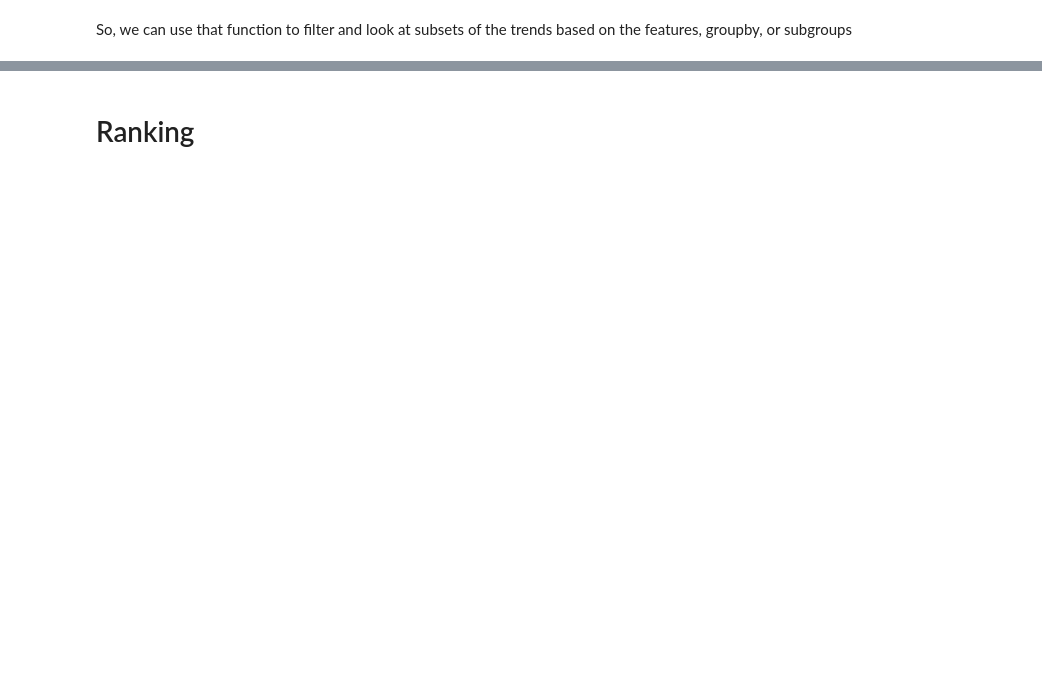
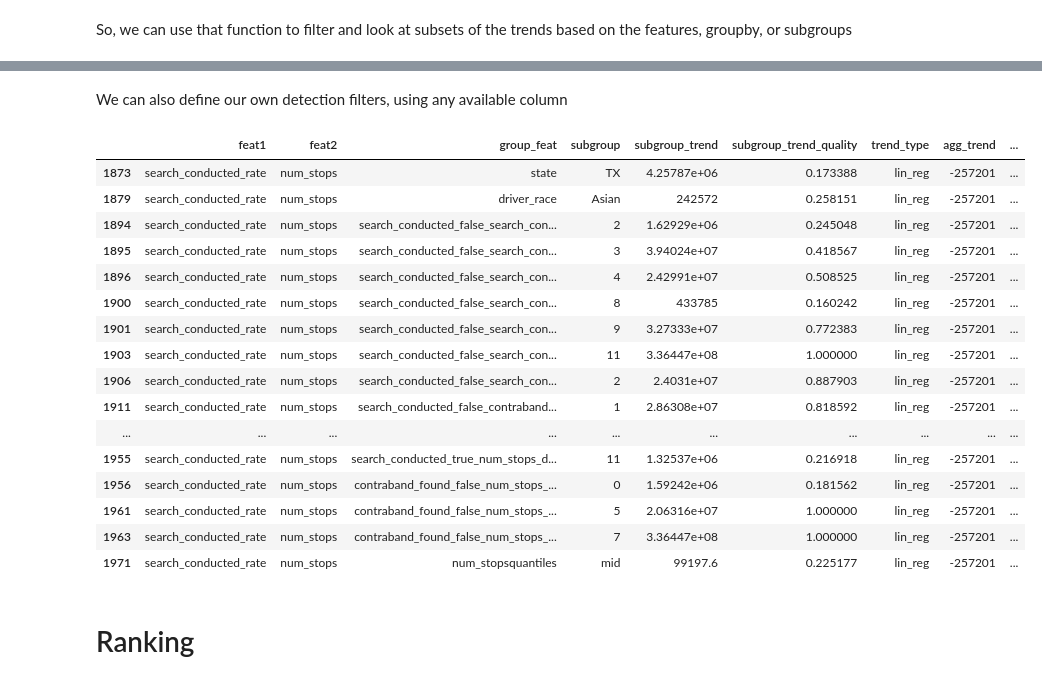
Before and after one commit to fairnessforensics/wiggum, a Jupyter notebook: research_notebooks/01_basic_demo.ipynb, the cells around one changed output, grey strips where cells are left out. Saved outputs shown, nothing was run; the diff lists cells and outputs as text; code cells hidden in the pictures; blank space fills up the shorter version.

```diff
--- a/research_notebooks/01_basic_demo.ipynb
+++ b/research_notebooks/01_basic_demo.ipynb
@@ -362,3 +468,27 @@ labeled_df.get_SP_rows(thresh=.2)
+# %% [markdown]
+We can also define our own detection filters, using any available column
+# %%
+lin_only_qual = {'name':'lin_only_qual_sp','distance':.2, 'agg_trend_quality':.05,
+                'subgroup_trend_quality':.15,'trend_type':'lin_reg'}
+labeled_df.get_SP_rows(lin_only_qual,replace=True)
+# %% [output]
+|  | feat1 | feat2 | group_feat | subgroup | subgroup_trend | subgroup_trend_quality | trend_type | agg_trend | ... |
+| 1873 | search_conducted_rate | num_stops | state | TX | 4.25787e+06 | 0.173388 | lin_reg | -257201 | ... |
+| 1879 | search_conducted_rate | num_stops | driver_race | Asian | 242572 | 0.258151 | lin_reg | -257201 | ... |
+| 1894 | search_conducted_rate | num_stops | search_conducted_false_search_con... | 2 | 1.62929e+06 | 0.245048 | lin_reg | -257201 | ... |
+| 1895 | search_conducted_rate | num_stops | search_conducted_false_search_con... | 3 | 3.94024e+07 | 0.418567 | lin_reg | -257201 | ... |
+| 1896 | search_conducted_rate | num_stops | search_conducted_false_search_con... | 4 | 2.42991e+07 | 0.508525 | lin_reg | -257201 | ... |
+| 1900 | search_conducted_rate | num_stops | search_conducted_false_search_con... | 8 | 433785 | 0.160242 | lin_reg | -257201 | ... |
+| 1901 | search_conducted_rate | num_stops | search_conducted_false_search_con... | 9 | 3.27333e+07 | 0.772383 | lin_reg | -257201 | ... |
+| 1903 | search_conducted_rate | num_stops | search_conducted_false_search_con... | 11 | 3.36447e+08 | 1.000000 | lin_reg | -257201 | ... |
+| 1906 | search_conducted_rate | num_stops | search_conducted_false_search_con... | 2 | 2.4031e+07 | 0.887903 | lin_reg | -257201 | ... |
+| 1911 | search_conducted_rate | num_stops | search_conducted_false_contraband... | 1 | 2.86308e+07 | 0.818592 | lin_reg | -257201 | ... |
+| ... | ... | ... | ... | ... | ... | ... | ... | ... | ... |
+| 1955 | search_conducted_rate | num_stops | search_conducted_true_num_stops_d... | 11 | 1.32537e+06 | 0.216918 | lin_reg | -257201 | ... |
+| 1956 | search_conducted_rate | num_stops | contraband_found_false_num_stops_... | 0 | 1.59242e+06 | 0.181562 | lin_reg | -257201 | ... |
+| 1961 | search_conducted_rate | num_stops | contraband_found_false_num_stops_... | 5 | 2.06316e+07 | 1.000000 | lin_reg | -257201 | ... |
+| 1963 | search_conducted_rate | num_stops | contraband_found_false_num_stops_... | 7 | 3.36447e+08 | 1.000000 | lin_reg | -257201 | ... |
+| 1971 | search_conducted_rate | num_stops | num_stopsquantiles | mid | 99197.6 | 0.225177 | lin_reg | -257201 | ... |
 # %% [markdown]
 # Ranking
 # %%
```
Also changed, not shown: parts of 21 cells of this notebook, 1 other file.
